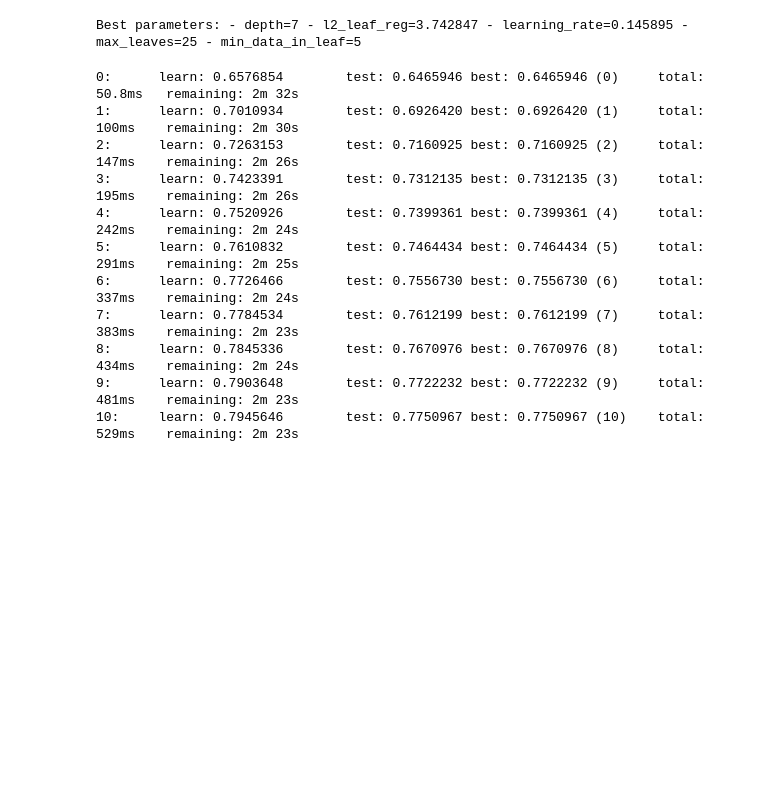
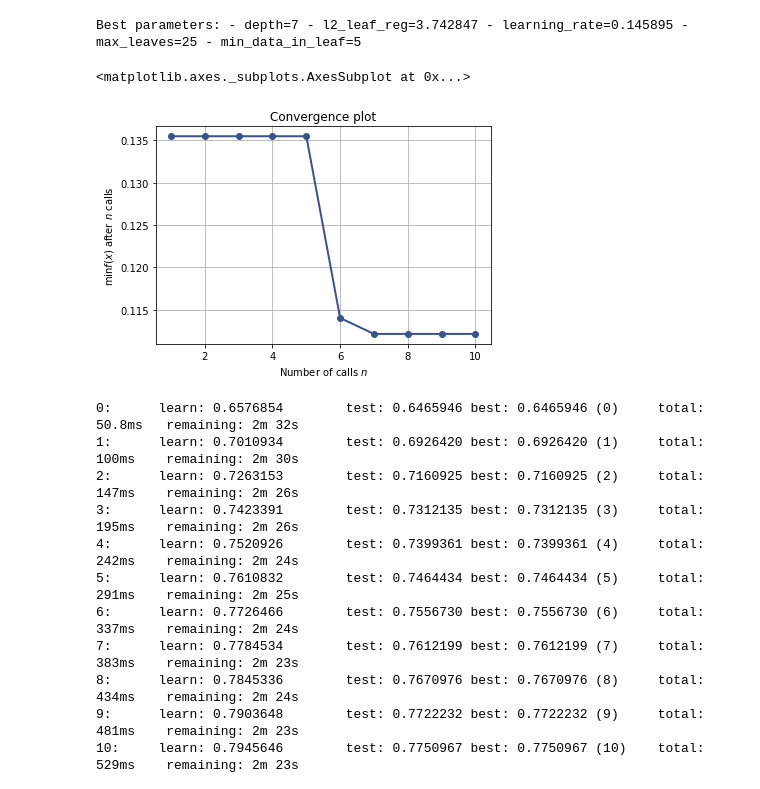
Before and after one commit to johngreibelarsen/customer-transaction-prediction, a Jupyter notebook: best_CAT_kernel_skopt.ipynb, the cells around one changed output. Cells and saved outputs as stored; diff of their text form; code cells hidden in the pictures; blank space fills up the shorter version.

Commit message:
Added convergence graph

```diff
--- a/best_CAT_kernel_skopt.ipynb
+++ b/best_CAT_kernel_skopt.ipynb
@@ -390,6 +390,11 @@ res_gprt1 = gbrt_minimize(objective1, space1, n_calls=10, random_state=0)
 print("""Best parameters: - depth=%d - l2_leaf_reg=%.6f - learning_rate=%.6f - max_leaves=%d - min_data_in_leaf=%d""" % (res_gprt1.x[0], res_gprt1.x[1], res_gprt1.x[2], res_gprt1.x[3], res_gprt1.x[4]))
 # %% [output]
 Best parameters: - depth=7 - l2_leaf_reg=3.742847 - learning_rate=0.145895 - max_leaves=25 - min_data_in_leaf=5
+# %%
+plot_convergence(res_gprt1)
+# %% [output]
+<matplotlib.axes._subplots.AxesSubplot at 0x...>
+[figure, added]
 # %%
 model = CatBoostClassifier(task_type = "GPU", devices='0', gpu_ram_part=0.95, gpu_cat_features_storage='CpuPinnedMemory', iterations=3000, eval_metric='AUC', grow_policy='Lossguide', learning_rate=0.145895 , l2_leaf_reg=3.742847, depth=7, max_leaves=25, min_data_in_leaf=5)
 model.fit(train_pool, eval_set=valid_pool)
```
Also changed, not shown: parts of 11 cells of this notebook.
